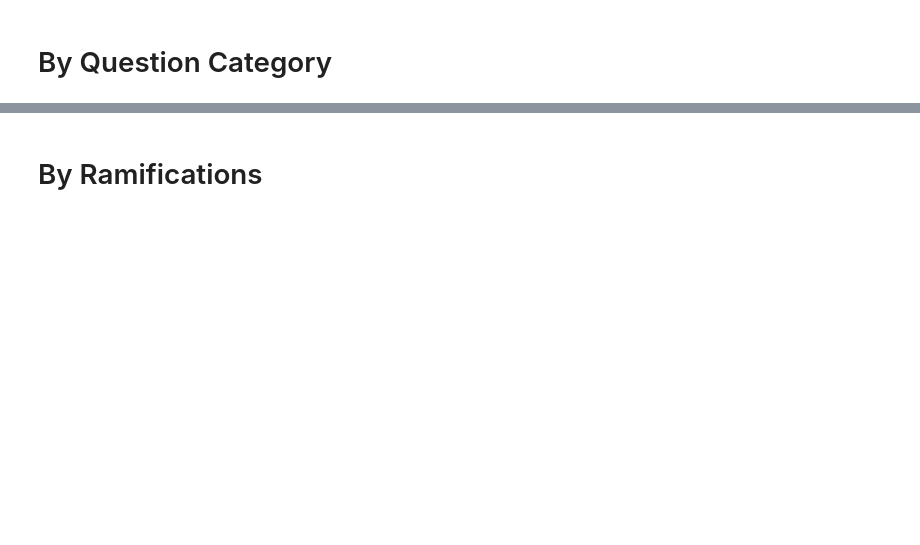
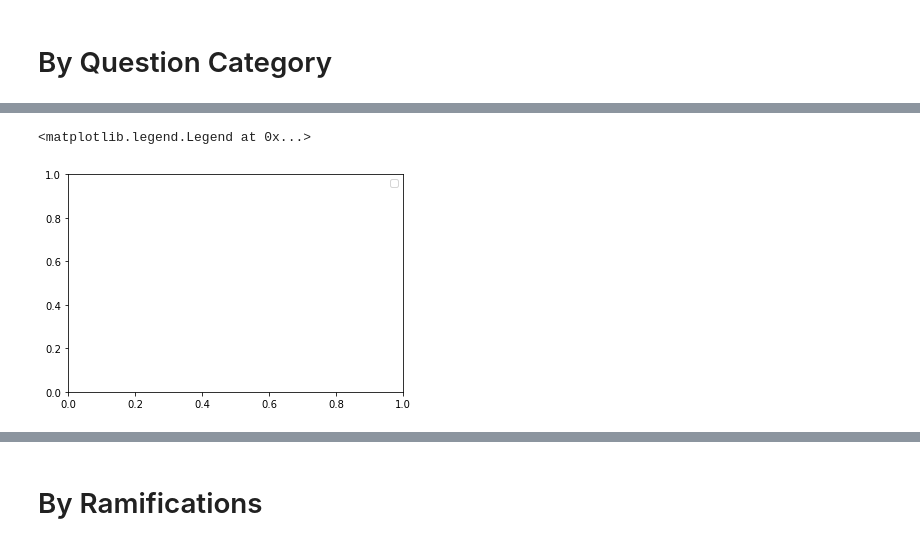
Before and after one commit to izuminka/reasoning_about_actions, a Jupyter notebook: src/analysis/plots/by_plan_length.ipynb, the cells around one changed output, grey strips where cells are left out. Cells and saved outputs as stored; diff of their text form; code cells hidden in the pictures; blank space fills up the shorter version.

```diff
--- a/src/analysis/plots/by_plan_length.ipynb
+++ b/src/analysis/plots/by_plan_length.ipynb
@@ -153,0 +161,3 @@ NameError: name 'save_dir' is not defined
+# %%
+plt.legend()
+# %% [output]
@@ -154,2 +165,4 @@ NameError: name 'save_dir' is not defined
+<matplotlib.legend.Legend at 0x...>
+[figure, added]
 # %%
 results_by_plan_length
```
Also changed, not shown: parts of 10 cells of this notebook, 4 other files.
